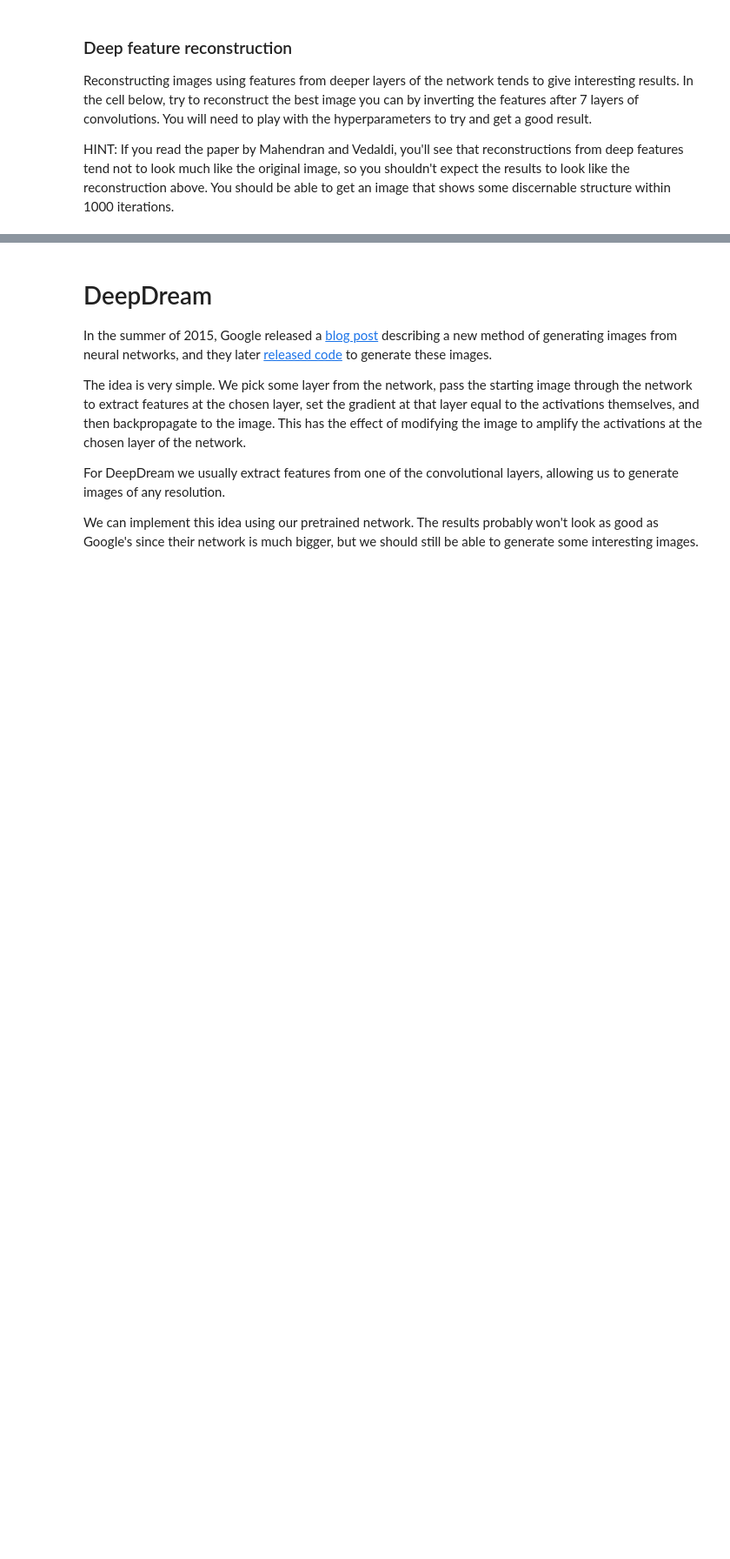
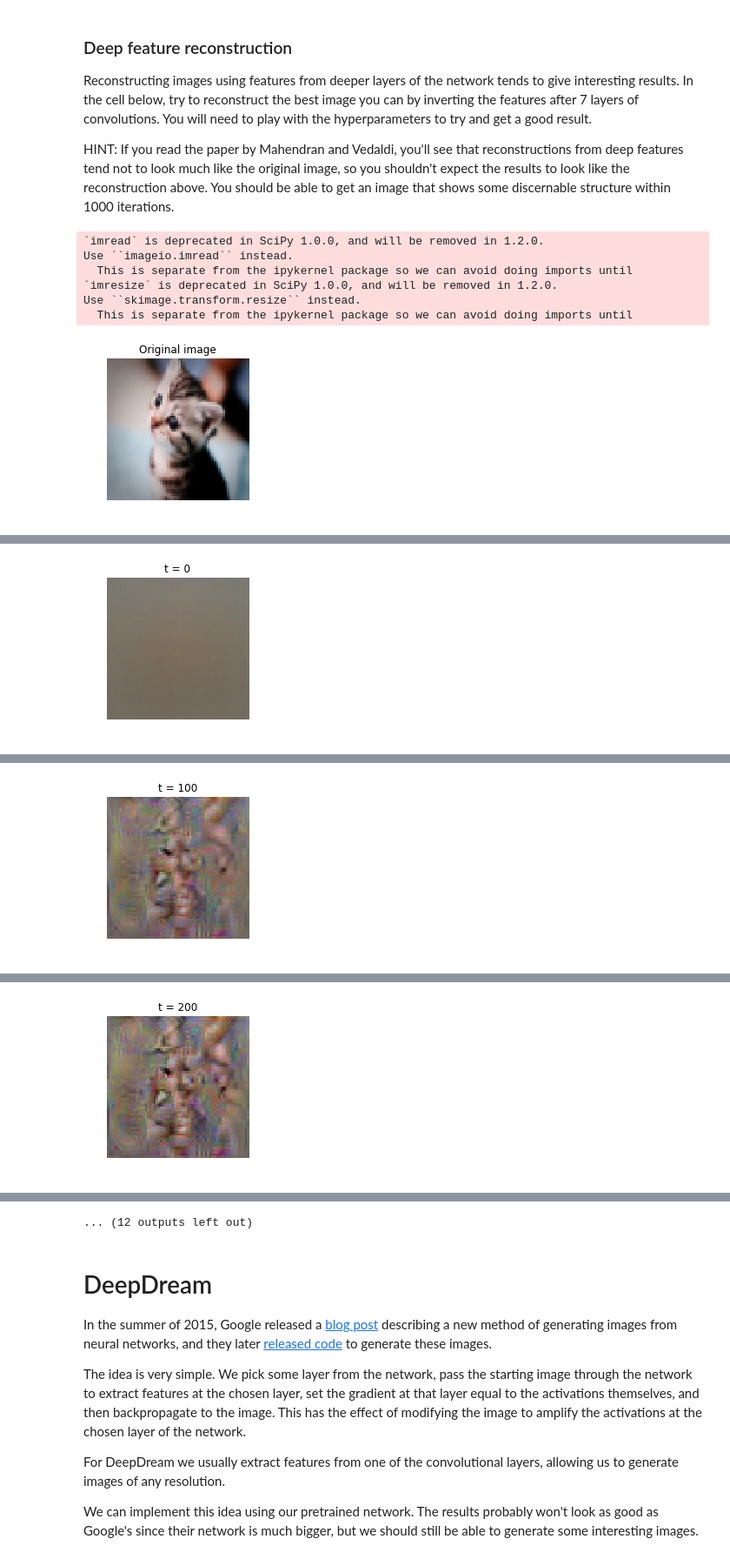
Before and after one commit to windhaunting/RNN-LSTM, a Jupyter notebook: ImageGeneration.ipynb, the cells around one changed output, grey strips where cells are left out. Shown at 87% size. Drawn from its saved outputs; the diff is of its cells as text; code cells hidden in the pictures; blank space fills up the shorter version.

Commit message:
update_image_generate

```diff
--- a/ImageGeneration.ipynb
+++ b/ImageGeneration.ipynb
@@ -53,6 +59,8 @@ Image Classification Models and Saliency Maps", ICLR Workshop 2014.
 
 [2] Yosinski et al, "Understanding Neural Networks Through Deep Visualization", ICML 2015 Deep Learning Workshop
 # %%
+from asgn3.layers import softmax_loss
+
 def create_class_visualization(target_y, model, **kwargs):
   """
   Perform optimization over the image to generate class visualizations.
@@ -91,7 +99,12 @@ def create_class_visualization(target_y, model, **kwargs):
     # add L2 regularization to dX and update the image X using the image       #
     # gradient and the learning rate.                                          #
     ############################################################################
-    pass
+    #pass
+    out_scores, cache = model.forward(X, mode='test')
+    loss, dscores = softmax_loss(out_scores, target_y)
+    dX, _ = model.backward(dscores, cache)
+    dX = dX - 2*l2_reg*X
+    X = X + learning_rate*dX
     ############################################################################
     #                             END OF YOUR CODE                             #
     ############################################################################
@@ -181,7 +200,17 @@ def invert_features(target_feats, layer, model, **kwargs):
     # large pixel values in the generated image using the l2_reg parameter;    #
     # then update the generated image using the learning_rate from above.      #
     ############################################################################
-    pass
+    #pass
+    curr_feats, cache = model.forward(X, start=None, end=layer, mode ='test')
+    diff = curr_feats - target_feats
+    loss = np.sum(diff * diff) #+ np.sum(X * X)
+    if (show_every > 0) and (t % show_every == 0 or t + 1 == num_iterations):
+      print ("diff loss:",loss)
+    dout = 2 * diff
+    dX, _ = model.backward(dout, cache)
+    dX += 2 * l2_reg * X
+    X -= learning_rate * dX
+
     ############################################################################
     #                             END OF YOUR CODE                             #
     ############################################################################
@@ -237,28 +284,36 @@ HINT: If you read the paper by Mahendran and Vedaldi, you'll see that reconstruc
 # %%
 filename = 'kitten.jpg'
 layer = 6 # layers start from 0 so these are features after 7 convolutions
 img = imresize(imread(filename), (64, 64))
 
 plt.imshow(img)
 plt.gcf().set_size_inches(3, 3)
 plt.title('Original image')
 plt.axis('off')
 plt.show()
 
 # Preprocess the image before passing it to the network:
 # subtract the mean, add a dimension, etc
 img_pre = preprocess_image(img, data['mean_image'])
 
 # Extract features from the image
 feats, _ = model.forward(img_pre, end=layer)
 
 # Invert the features
 # You will need to play with these parameters.
 kwargs = {
   'num_iterations': 1000,
-  'learning_rate': 0,
-  'l2_reg': 0,
+  'learning_rate': 16000,
+  'l2_reg': 2e-8,
   'show_every': 100,
-  'blur_every': 0,
+  'blur_every': 150,
 }
 X = invert_features(feats, layer, model, **kwargs)
+# %% [output]
+`imread` is deprecated in SciPy 1.0.0, and will be removed in 1.2.0.
+Use ``imageio.imread`` instead.
+  This is separate from the ipykernel package so we can avoid doing imports until
+`imresize` is deprecated in SciPy 1.0.0, and will be removed in 1.2.0.
+Use ``skimage.transform.resize`` instead.
+  This is separate from the ipykernel package so we can avoid doing imports until
+[figure, added]
@@ -264,0 +321 @@ X = invert_features(feats, layer, model, **kwargs)
+[figure, added]
@@ -264,0 +323 @@ X = invert_features(feats, layer, model, **kwargs)
+[figure, added]
@@ -264,0 +325 @@ X = invert_features(feats, layer, model, **kwargs)
+[figure, added]
@@ -265,3 +330,4 @@ X = invert_features(feats, layer, model, **kwargs)
+... (12 outputs left out)
 # %% [markdown]
 # DeepDream
 In the summer of 2015, Google released a [blog post](http://googleresearch.blogspot.com/2015/06/inceptionism-going-deeper-into-neural.html) describing a new method of generating images from neural networks, and they later [released code](https://github.com/google/deepdream) to generate these images.
```
Also changed, not shown: parts of 6 cells of this notebook, 5 other files.
